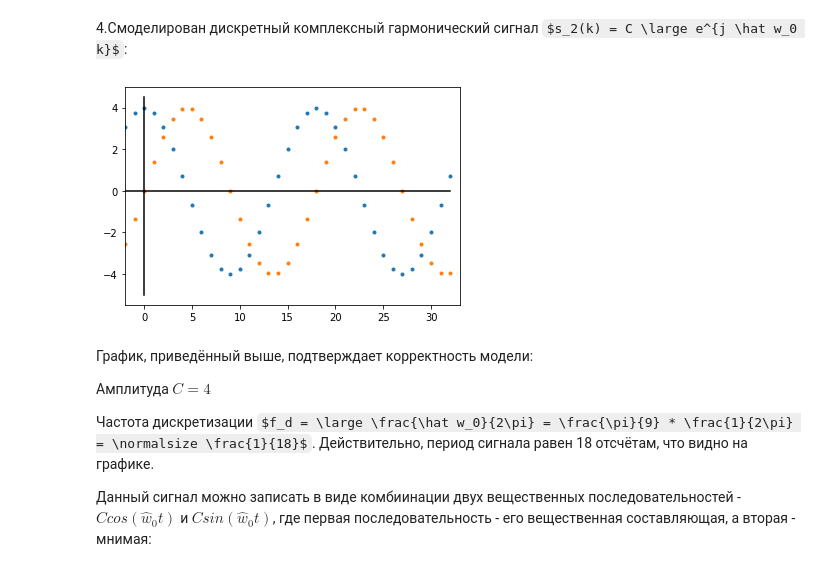
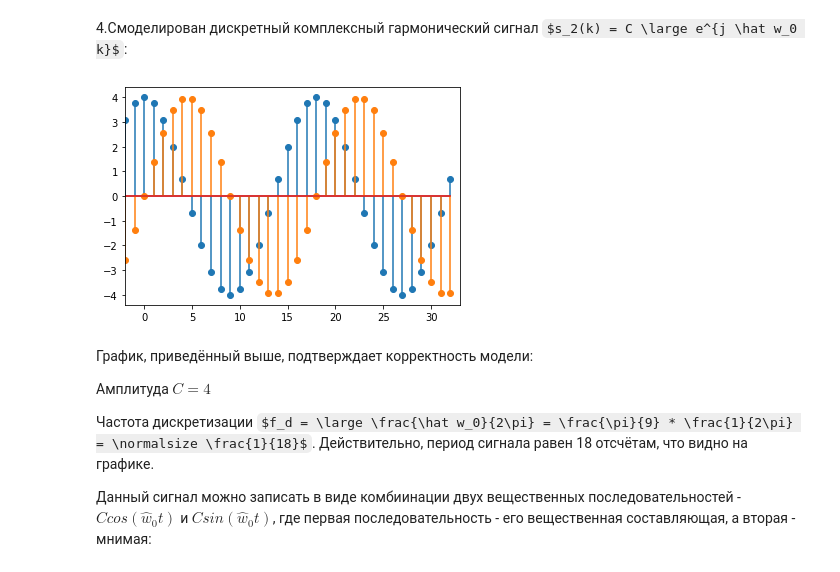
Before and after one commit to the-mvi/dsp-2022, a Jupyter notebook: 9382_Poplavskiy_I_Pavlov_RV/Lab1.ipynb, the cells around one changed output. Saved outputs shown, nothing was run; the diff lists cells and outputs as text; code cells hidden in the pictures; some formulas as TeX source.

```diff
--- a/9382_Poplavskiy_I_Pavlov_RV/Lab1.ipynb
+++ b/9382_Poplavskiy_I_Pavlov_RV/Lab1.ipynb
@@ -201,15 +195,13 @@ $0.0015 < 1$.
 # %%
 s2 = lambda x: C*exp(complex(0, w0*x))
 s2_vals_n = np.array([s2(i) for i in n])
 
-plt.plot(n, s2_vals_n.real, ".")
-plt.plot(n, s2_vals_n.imag, ".")
-plt.plot(n, np.array([0 for i in range(N + 2)]), color="black")
-plt.plot(np.array([0 for i in range(20)]), np.arange(-5, 5, 0.5), color="black")
+plt.stem(n, s2_vals_n.real, )
+plt.stem(n, s2_vals_n.imag, linefmt="C1", markerfmt="C1o")
 plt.xlim([-2, N])
 plt.show()
 # %% [output]
-[figure, old version]
+[figure, new version]
 # %% [markdown]
 График, приведённый выше, подтверждает корректность модели:
 
```
Also changed, not shown: parts of 5 cells of this notebook.
